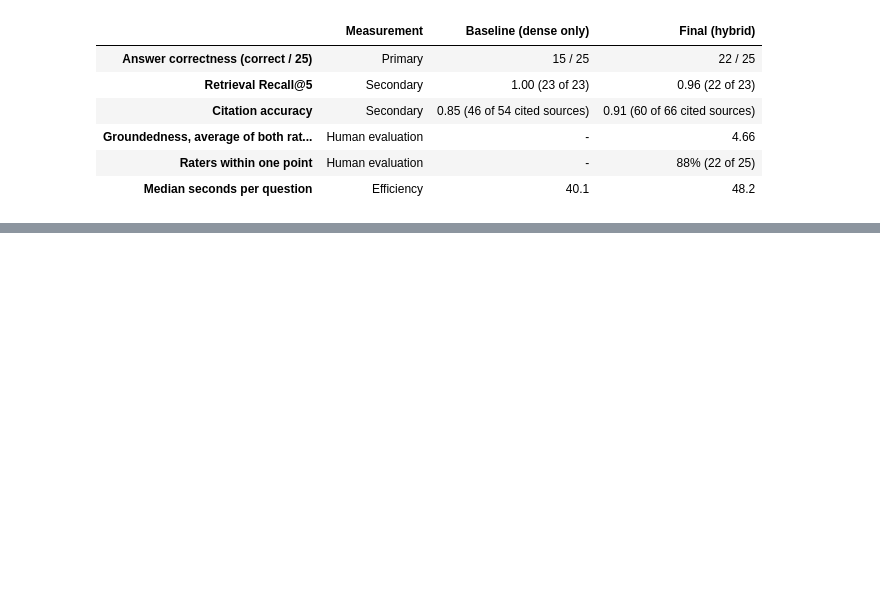
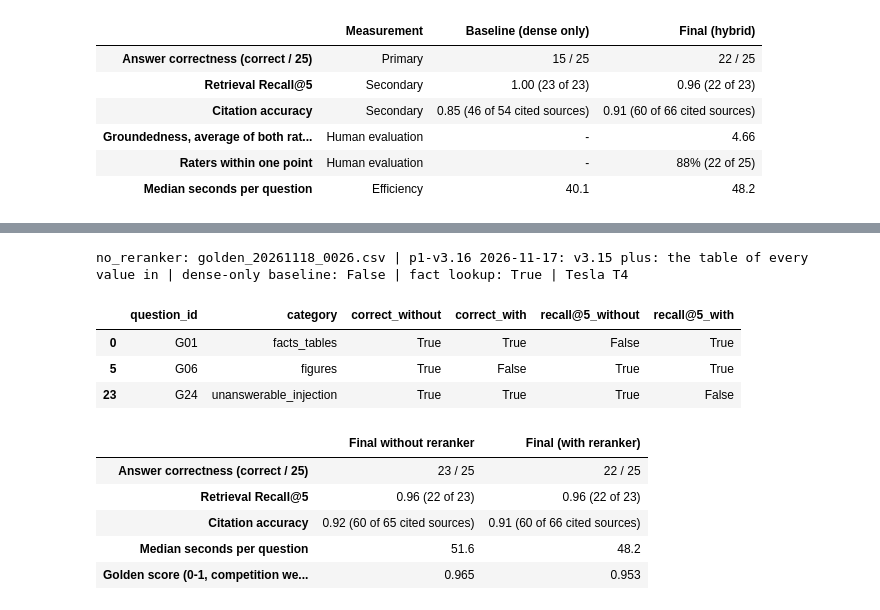
Before and after one commit to rahulmohannett/Pair_34_Lab2, a Jupyter notebook: part1_rag/rahul_mohan/notebooks/p1_eval.ipynb, the cells around one changed output, grey strips where cells are left out. Cells and saved outputs as stored; diff of their text form; code cells hidden in the pictures; blank space fills up the shorter version.

Commit message:
rahul_mohan: Part 1 reranker ablation (final system without the reranker on the golden set), eval notebook section and README

```diff
--- a/part1_rag/rahul_mohan/notebooks/p1_eval.ipynb
+++ b/part1_rag/rahul_mohan/notebooks/p1_eval.ipynb
@@ -364,0 +372,37 @@ table
+# %%
+no_rerank = load_run("no_reranker")
+if no_rerank:
+    assert not no_rerank["info"]["reranker"] and not no_rerank["info"]["baseline"] and no_rerank["info"]["fact_lookup"], \
+        "this folder must hold the final system with only the reranker off"
+    assert final["info"]["reranker"], "the final run must use the reranker"
+    assert no_rerank["info"]["notebook_version"] == final["info"]["notebook_version"], "both runs must use the same code version"
+    EV["no_reranker"] = evaluate(no_rerank)
+
+    def golden_score(run):
+        return sum(score_row(p, g)["total"] for (_, p), (_, g) in zip(run["sub"].iterrows(), gold.iterrows())) / len(gold)
+
+    ablation = pd.DataFrame({"Final without reranker": summary(no_rerank, EV["no_reranker"]),
+                             "Final (with reranker)": summary(final, EV["final"])})
+    ablation.loc["Golden score (0-1, competition weighting)"] = [f"{golden_score(no_rerank):.3f}", f"{golden_score(final):.3f}"]
+    ablation.to_csv(EVAL / "p1_reranker_ablation.csv")
+    n, f = EV["no_reranker"], EV["final"]
+    changed = pd.DataFrame({"question_id": f["question_id"], "category": f["category"],
+                            "correct_without": n["correct"], "correct_with": f["correct"],
+                            "recall@5_without": n["recall@5"], "recall@5_with": f["recall@5"]})
+    recall_moved = changed["recall@5_without"].astype(str) != changed["recall@5_with"].astype(str)   # None == None here
+    display(changed[(changed.correct_without != changed.correct_with) | recall_moved])
+    display(ablation)
+else:
+    print("Reranker ablation missing: run notebooks/p1_golden_no_reranker.ipynb and copy its outputs to eval/p1_runs/no_reranker/")
+# %% [output]
+no_reranker: golden_20261118_0026.csv | p1-v3.16 2026-11-17: v3.15 plus: the table of every value in | dense-only baseline: False | fact lookup: True | Tesla T4
+|  | question_id | category | correct_without | correct_with | recall@5_without | recall@5_with |
+| 0 | G01 | facts_tables | True | True | False | True |
+| 5 | G06 | figures | True | False | True | True |
+| 23 | G24 | unanswerable_injection | True | True | True | False |
+|  | Final without reranker | Final (with reranker) |
+| Answer correctness (correct / 25) | 23 / 25 | 22 / 25 |
+| Retrieval Recall@5 | 0.96 (22 of 23) | 0.96 (22 of 23) |
+| Citation accuracy | 0.92 (60 of 65 cited sources) | 0.91 (60 of 66 cited sources) |
+| Median seconds per question | 51.6 | 48.2 |
+| Golden score (0-1, competition we... | 0.965 | 0.953 |
```
Also changed, not shown: parts of 2 cells of this notebook, 10 other files.
